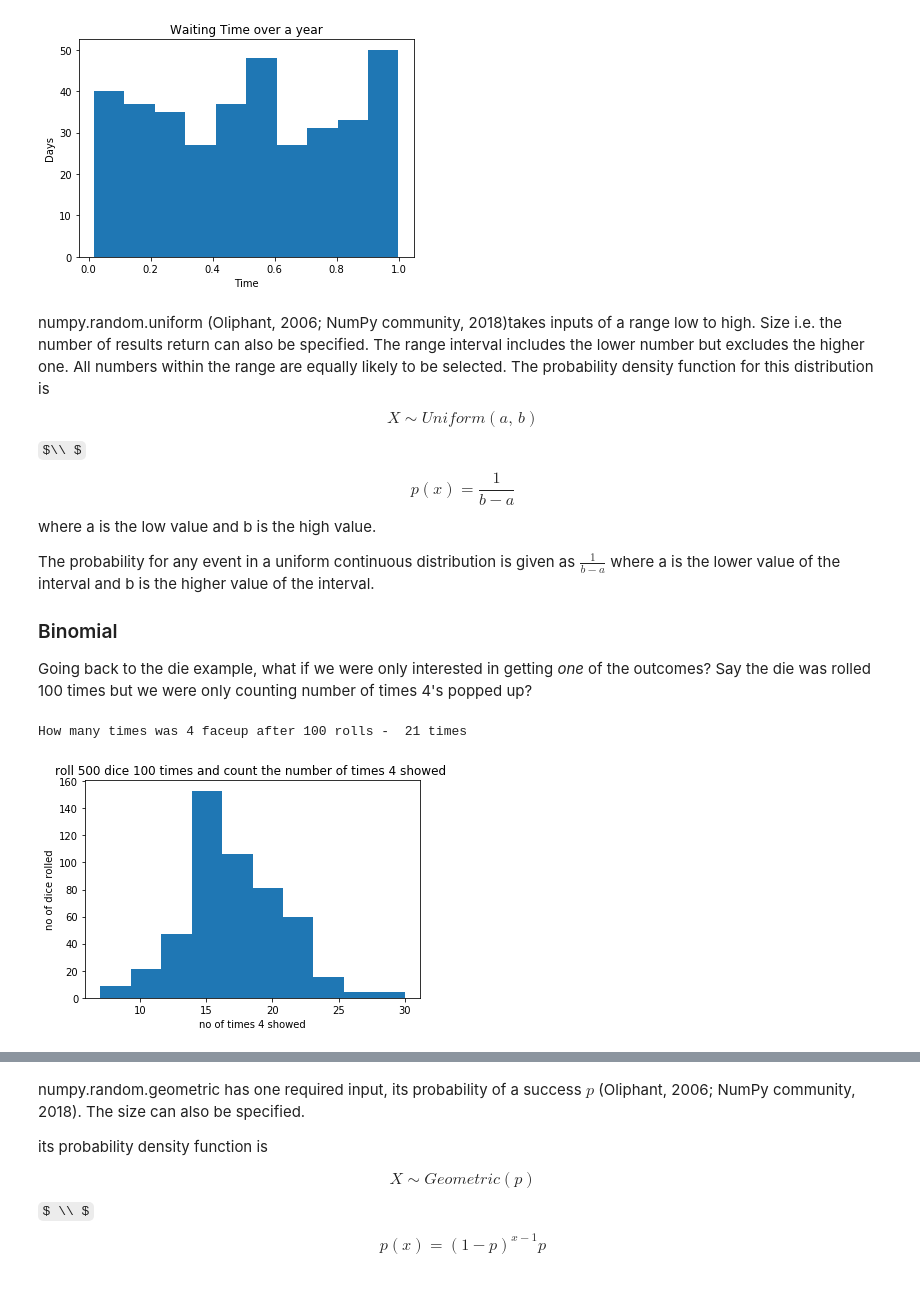
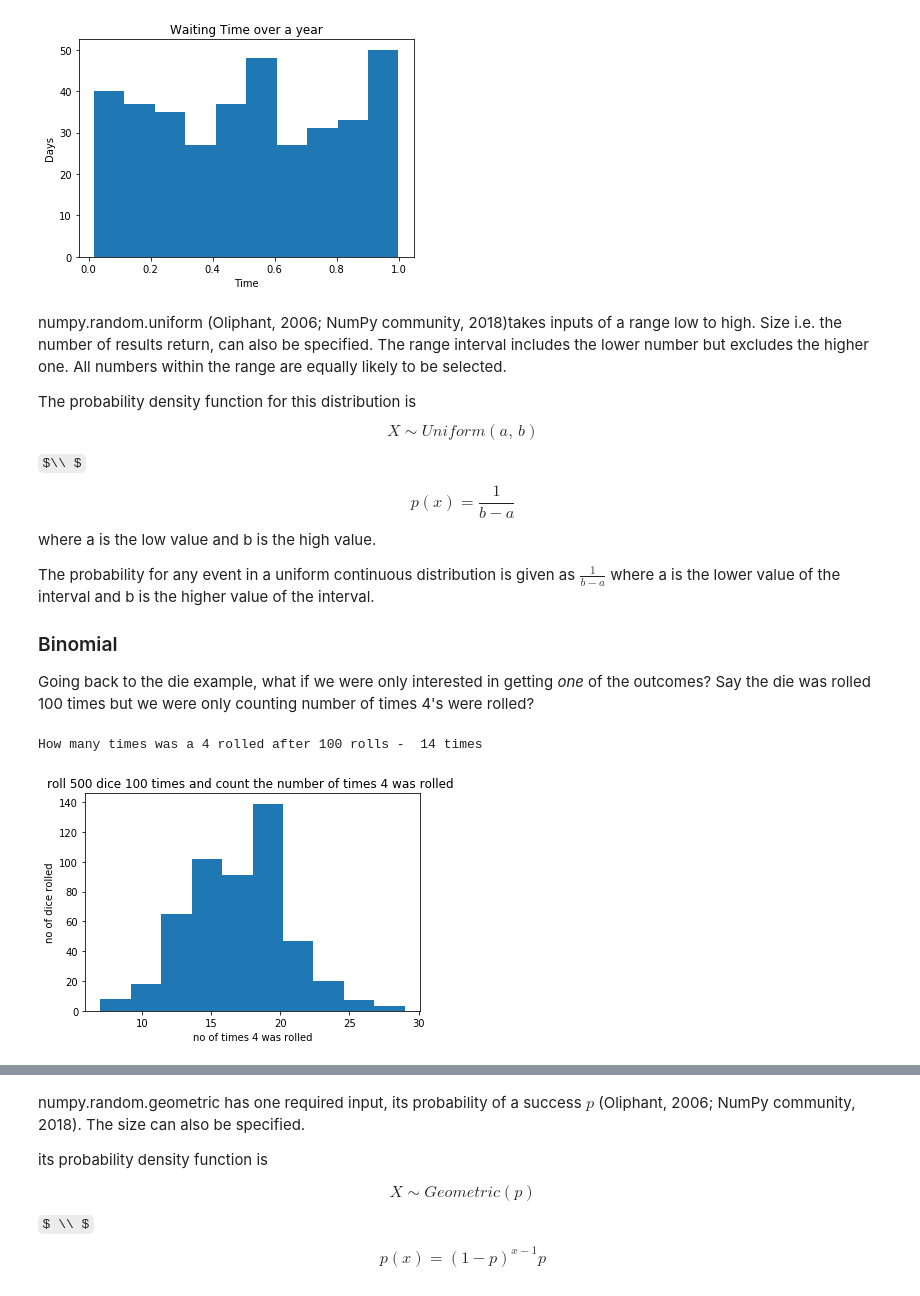
Before and after one commit to Osheah/p4da-numpy-random, a Jupyter notebook: numpy-random.ipynb, the cells around one changed output, grey strips where cells are left out. Drawn from its saved outputs; the diff is of its cells as text; code cells hidden in the pictures; some formulas as TeX source.

```diff
--- a/numpy-random.ipynb
+++ b/numpy-random.ipynb
@@ -733,7 +715,9 @@ plt.show()
   0.20591448  0.52923467  0.76942558  0.86681052  0.36448273]
 [figure]
 # %% [markdown]
-numpy.random.uniform (Oliphant, 2006; NumPy community, 2018)takes inputs of a range low to high. Size i.e. the number of results return can also be specified. The range interval includes the lower number but excludes the higher one. All numbers within the range are equally likely to be selected. The probability density function for this distribution is
+numpy.random.uniform (Oliphant, 2006; NumPy community, 2018)takes inputs of a range low to high. Size i.e. the number of results return, can also be specified. The range interval includes the lower number but excludes the higher one. All numbers within the range are equally likely to be selected.
+
+The probability density function for this distribution is
 $$X\sim Uniform(a,\,b)$$
 $\\ $
 $$p(x) = \frac{1}{b-a}$$ where a is the low value and b is the high value.
@@ -744,15 +728,15 @@ The probability for any event in a uniform continuous distribution is given as $
 
 ### Binomial
 
-Going back to the die example, what if we were only interested in getting *one* of the outcomes? Say the die was rolled 100 times but we were only counting number of times 4's popped up?
+Going back to the die example, what if we were only interested in getting *one* of the outcomes? Say the die was rolled 100 times but we were only counting number of times 4's were rolled?
 # %%
-print("How many times was 4 faceup after 100 rolls - ", np.random.binomial(100,1/6), "times")
-plt.title("roll 500 dice 100 times and count the number of times 4 showed ")
-plt.xlabel("no of times 4 showed")
+print("How many times was a 4 rolled after 100 rolls - ", np.random.binomial(100,1/6), "times")
+plt.title("roll 500 dice 100 times and count the number of times 4 was rolled ")
+plt.xlabel("no of times 4 was rolled")
 plt.ylabel("no of dice rolled")
 plt.hist(np.random.binomial(100,1/6, 500))
 plt.show()
 # %% [output]
-How many times was 4 faceup after 100 rolls -  21 times
+How many times was a 4 rolled after 100 rolls -  14 times
-[figure, old version]
+[figure, new version]
 # %% [markdown]
```
Also changed, not shown: parts of 46 cells of this notebook.
